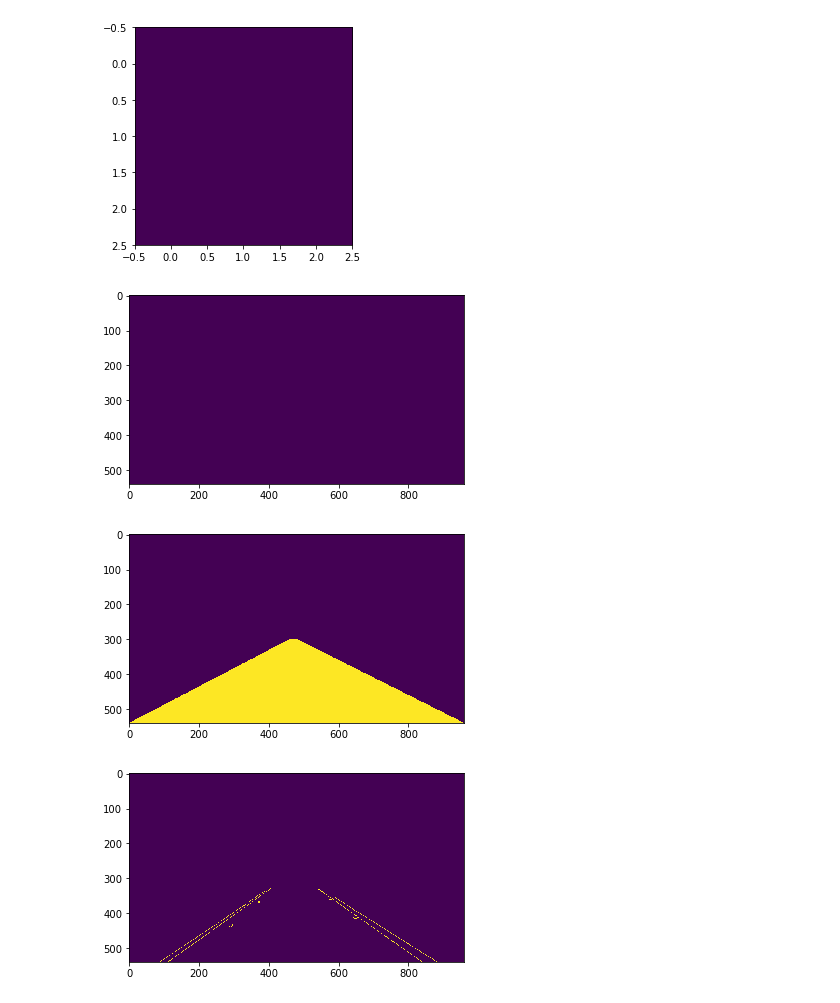
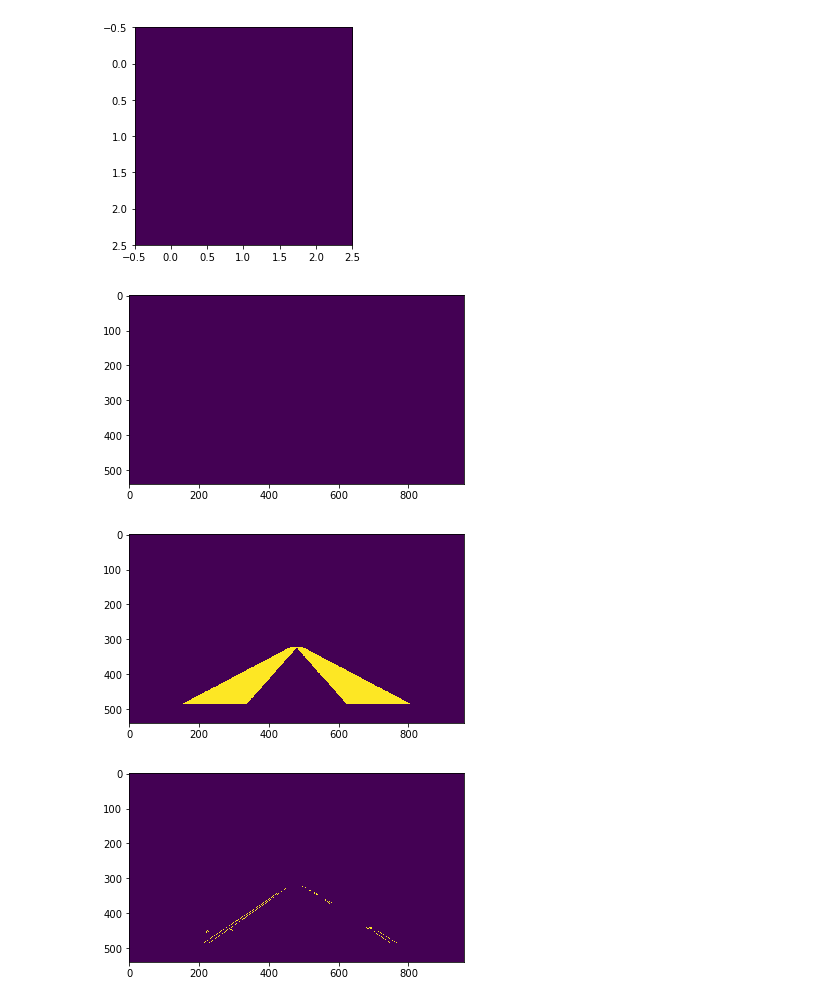
Before and after one commit to minh84/udacity_carnd, a Jupyter notebook: 03_canny_edge_dection.ipynb, the cells around one changed output. Cells and saved outputs as stored; diff of their text form; code cells hidden in the pictures.

```diff
--- a/03_canny_edge_dection.ipynb
+++ b/03_canny_edge_dection.ipynb
@@ -76,24 +86,63 @@ _=plt.imshow(y)
 viridis
 [0.267004, 0.004874, 0.329415]
 [figure]
+# %%
+def get_yrange(img_shape):
+    """
+    Get y-range for the region of interest: we keep 30%-bottom image
+    """
+    y_top    = int(img_shape[0] * 0.6)
+    y_bottom = int(img_shape[0] * 0.9)
+    return y_bottom, y_top
+
+def get_xrange_left(img_shape):
+    """
+    Get x-range for the quadrilateral
+    """
+    x_bottom_left_left  = img_shape[1]*0.1575 #0.05
+    x_bottom_left_right = img_shape[1]*0.35    #0.35
+    x_top_left_left     = img_shape[1]*0.48
+    x_top_left_right    = img_shape[1]*0.50
+
+    return x_bottom_left_left, x_bottom_left_right, x_top_left_left, x_top_left_right
+
+def get_xrange_right(img_shape):
+    x_bottom_right_left  = img_shape[1]*0.65    #0.65
+    x_bottom_right_right = img_shape[1]*0.8425 #0.95 #
+    x_top_right_left     = img_shape[1]*0.50
+    x_top_right_right    = img_shape[1]*0.52
+
+    return x_bottom_right_left, x_bottom_right_right, x_top_right_left, x_top_right_right
 # %%
 # Next we'll create a masked edges image using cv2.fillPoly()
 mask = np.zeros_like(edges)
 ignore_mask_color = 255
 plt.figure()
 plt.imshow(mask)
 
+imshape = image.shape
+y_bottom, y_top = get_yrange(imshape)
 
-imshape = image.shape
-vertices = np.array([[(0,imshape[0]),(460, 300), (480, 300), (imshape[1],imshape[0])]], dtype=np.int32)
-cv2.fillPoly(mask, vertices, ignore_mask_color)
+for section in ['left', 'right']:
+    if section == 'left':
+        x_bottom_left, x_bottom_right, x_top_left, x_top_right = get_xrange_left(imshape)
+    else:
+        x_bottom_left, x_bottom_right, x_top_left, x_top_right = get_xrange_right(imshape)
+
+    vertices = np.array([[(x_bottom_left, y_bottom),
+                          (x_top_left,    y_top),
+                          (x_top_right,   y_top),
+                          (x_bottom_right, y_bottom)]], dtype=np.int32)
+
+    cv2.fillPoly(mask, vertices, ignore_mask_color)
+
 masked_edges = cv2.bitwise_and(edges, mask)
 
 plt.figure()
 plt.imshow(mask)
 plt.figure()
 _=plt.imshow(masked_edges)
 # %% [output]
 [figure]
-[figure, old version]
+[figure, new version]
-[figure, old version]
+[figure, new version]
```
Also changed, not shown: parts of 9 cells of this notebook, 14 other files.
